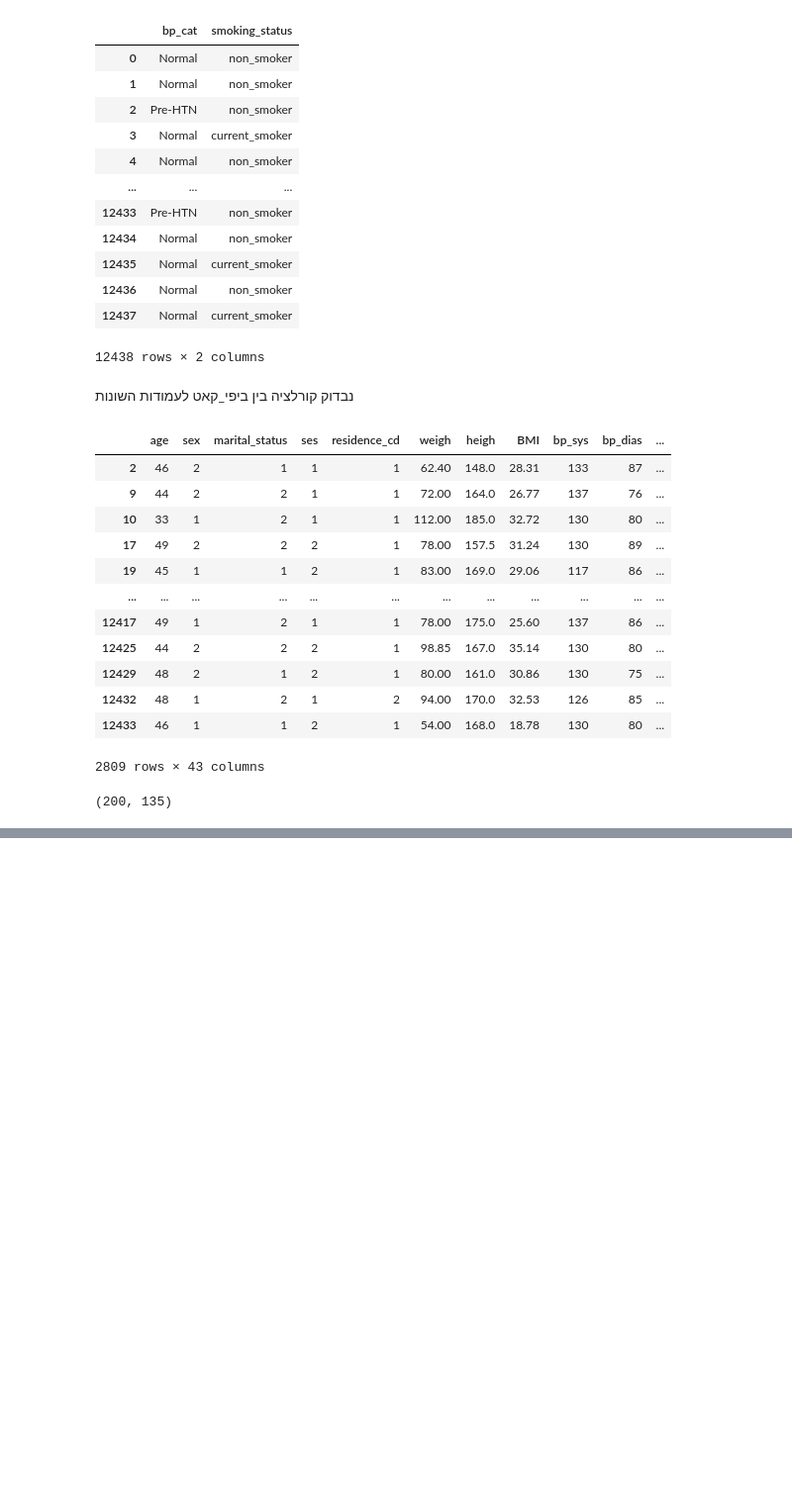
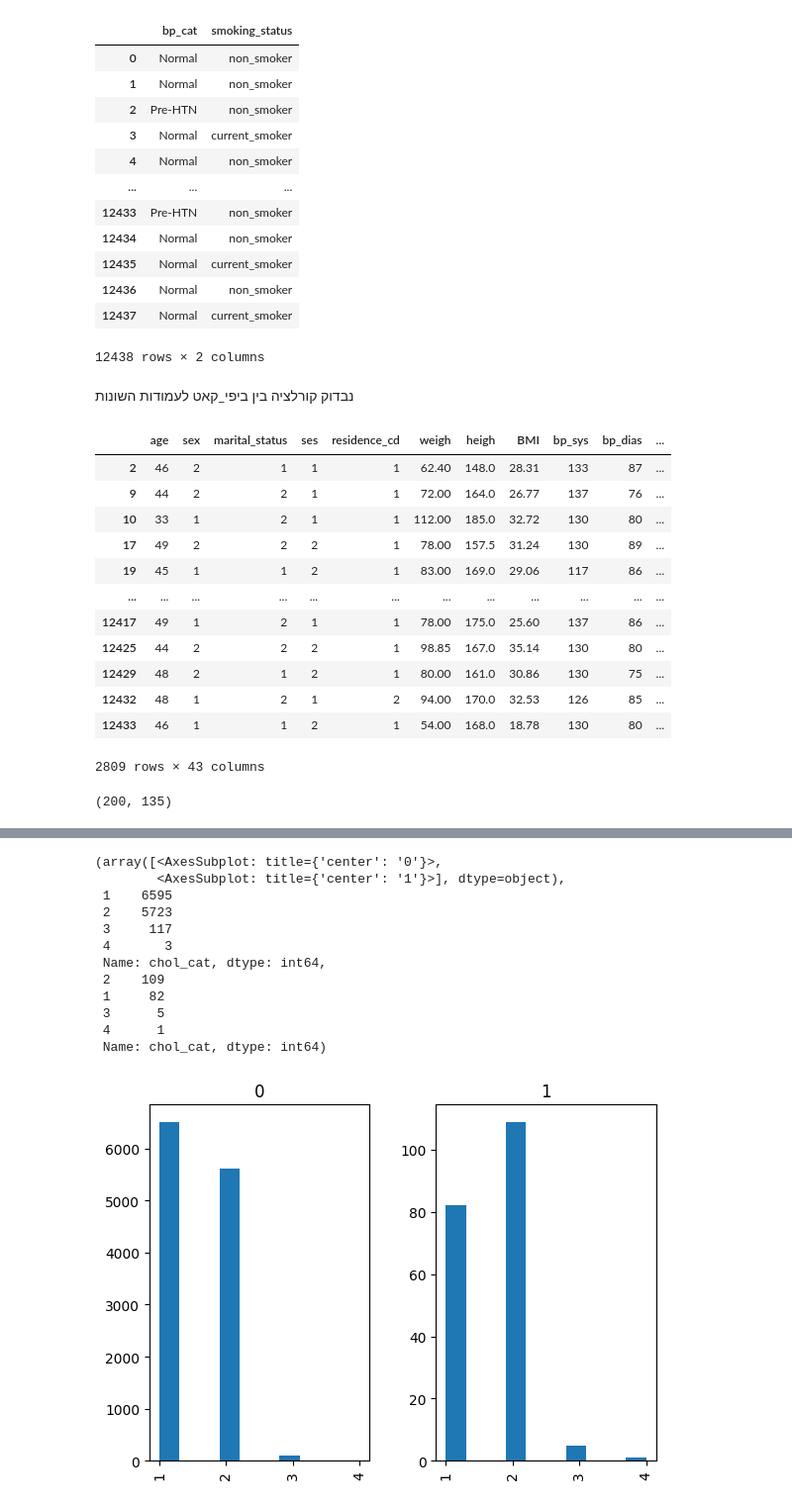
Before and after one commit to TalRos99/Medical-Data, a Jupyter notebook: MedicalData_Final.ipynb, the cells around one changed output, grey strips where cells are left out. Shown at 99% size. Drawn from its saved outputs; the diff is of its cells as text; code cells hidden in the pictures; blank space fills up the shorter version.

```diff
--- a/MedicalData_Final.ipynb
+++ b/MedicalData_Final.ipynb
@@ -201,0 +252,19 @@ train_df.to_csv('new_dataset.csv')
+# %%
+train_df['chol_cat'] = pd.cut(train_df['cholesterol_total'], 4, labels=[1,2,3,4])
+# {(67.543, 182.25]: 1, (182.25, 296.5]:2, (296.5, 410.75]:3, (410.75, 525.0]:4})
+ax = train_df.hist(column='chol_cat', by='dead_5y')
+ax, train_df['chol_cat'].value_counts(), train_df['chol_cat'].loc[(train_df['dead_5y'] == 1)].value_counts()
+# %% [output]
+(array([<AxesSubplot: title={'center': '0'}>,
+        <AxesSubplot: title={'center': '1'}>], dtype=object),
+ 1    6595
+ 2    5723
+ 3     117
+ 4       3
+ Name: chol_cat, dtype: int64,
+ 2    109
+ 1     82
+ 3      5
+ 4      1
+ Name: chol_cat, dtype: int64)
+[figure, added]
```
Also changed, not shown: parts of 19 cells of this notebook, 1 other file.
